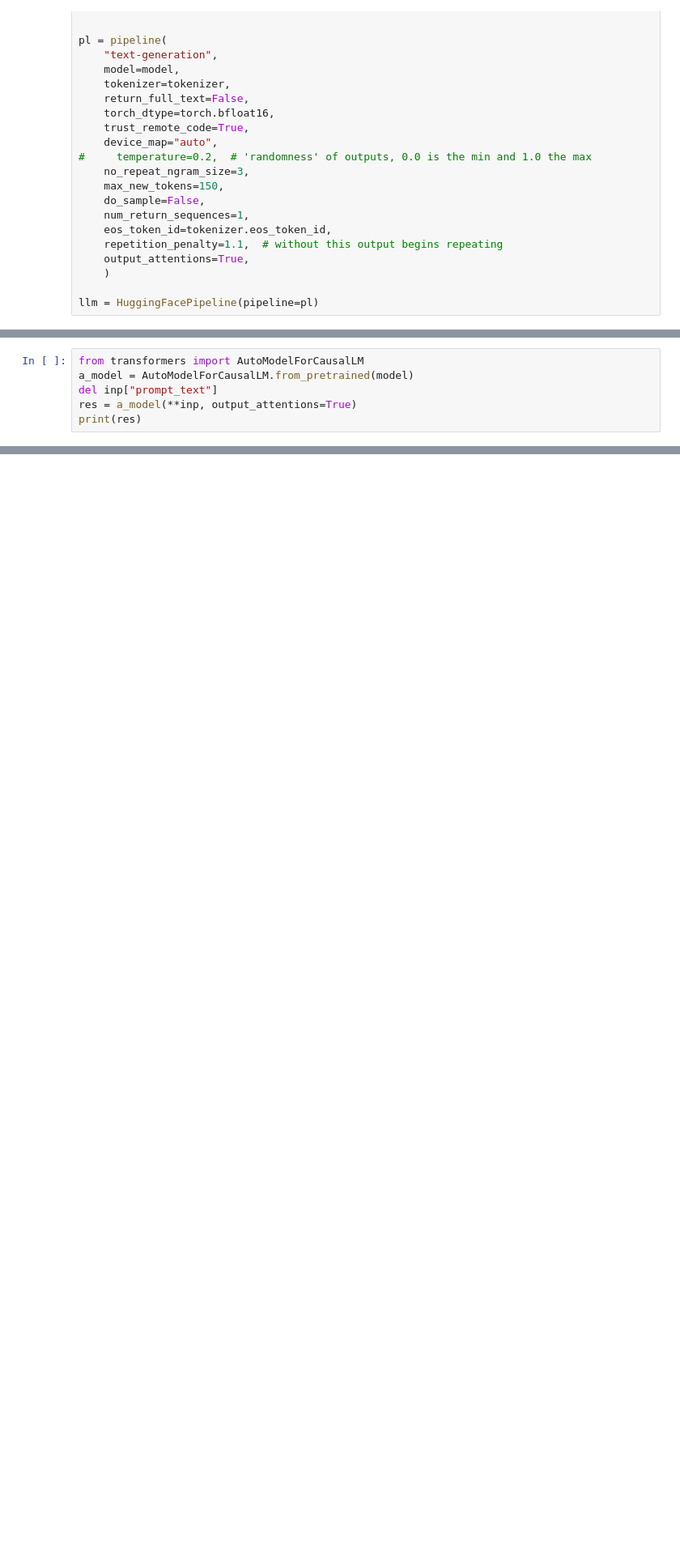
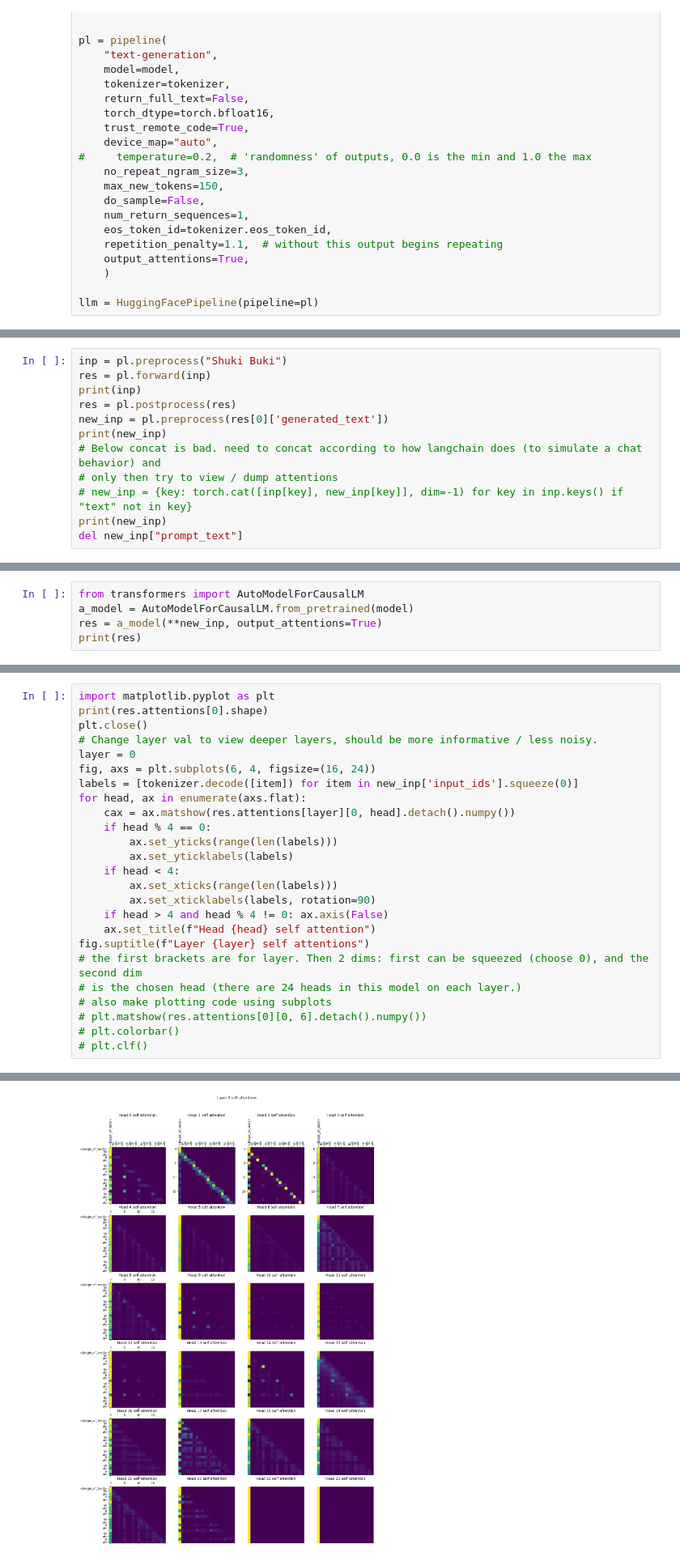
Before and after one commit to MaySiva/NLP-Project, a Jupyter notebook: llm_integration.ipynb, the cells around one changed output, grey strips where cells are left out. Shown: that part at 81% size. Saved outputs shown, nothing was run; the diff lists cells and outputs as text; blank space fills up the shorter version.

```diff
--- a/llm_integration.ipynb
+++ b/llm_integration.ipynb
@@ -185,0 +181,12 @@ print(inp)
+# %%
+inp = pl.preprocess("Shuki Buki")
+res = pl.forward(inp)
+print(inp)
+res = pl.postprocess(res)
+new_inp = pl.preprocess(res[0]['generated_text'])
+print(new_inp)
+# Below concat is bad. need to concat according to how langchain does (to simulate a chat behavior) and
+# only then try to view / dump attentions
+# new_inp = {key: torch.cat([inp[key], new_inp[key]], dim=-1) for key in inp.keys() if "text" not in key}
+print(new_inp)
+del new_inp["prompt_text"]
@@ -186,7 +202,6 @@ print(inp)
 # %%
 from transformers import AutoModelForCausalLM
 a_model = AutoModelForCausalLM.from_pretrained(model)
-del inp["prompt_text"]
-res = a_model(**inp, output_attentions=True)
+res = a_model(**new_inp, output_attentions=True)
 print(res)
 # %% [output]
@@ -221,0 +244,26 @@ AttributeError: 'CausalLMOutputWithPast' object has no attribute 'text'
+# %%
+import matplotlib.pyplot as plt
+print(res.attentions[0].shape)
+plt.close()
+# Change layer val to view deeper layers, should be more informative / less noisy.
+layer = 0
+fig, axs = plt.subplots(6, 4, figsize=(16, 24))
+labels = [tokenizer.decode([item]) for item in new_inp['input_ids'].squeeze(0)]
+for head, ax in enumerate(axs.flat):
+    cax = ax.matshow(res.attentions[layer][0, head].detach().numpy())
+    if head % 4 == 0:
+        ax.set_yticks(range(len(labels)))
+        ax.set_yticklabels(labels)
+    if head < 4:
+        ax.set_xticks(range(len(labels)))
+        ax.set_xticklabels(labels, rotation=90)
+    if head > 4 and head % 4 != 0: ax.axis(False)
+    ax.set_title(f"Head {head} self attention")
+fig.suptitle(f"Layer {layer} self attentions")
+# the first brackets are for layer. Then 2 dims: first can be squeezed (choose 0), and the second dim
+# is the chosen head (there are 24 heads in this model on each layer.)
+# also make plotting code using subplots
+# plt.matshow(res.attentions[0][0, 6].detach().numpy())
+# plt.colorbar()
+# plt.clf()
+# %% [output]
@@ -222,3 +272,4 @@ AttributeError: 'CausalLMOutputWithPast' object has no attribute 'text'
+[figure, added]
 # %% [markdown]
 ### Define DB Functions
 # %%
```
Also changed, not shown: parts of 16 cells of this notebook.
